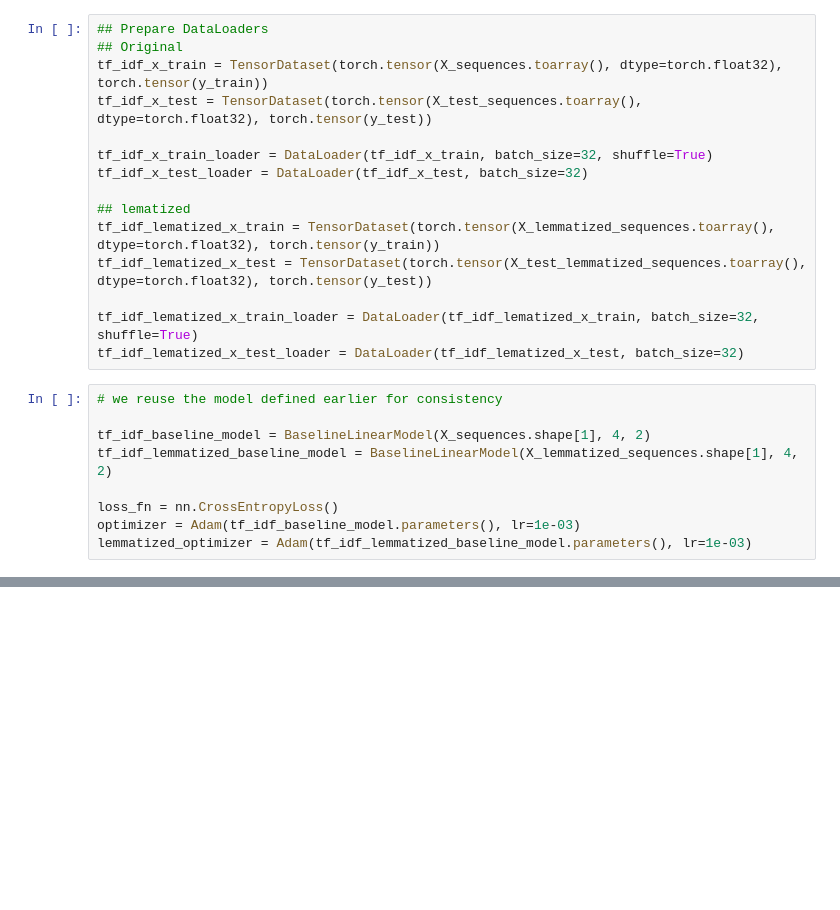
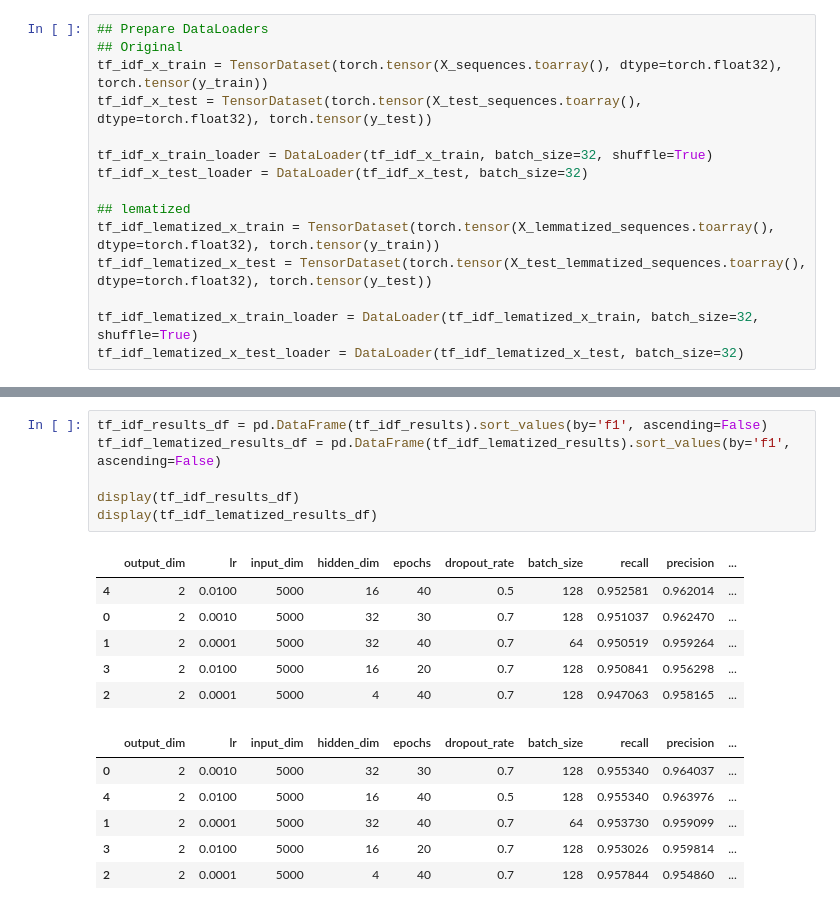
Before and after one commit to JovanHengGhimHong/Spam-Email-Detector, a Jupyter notebook: index.ipynb, the cells around one changed output, grey strips where cells are left out. Drawn from its saved outputs; the diff is of its cells as text; blank space fills up the shorter version.

```diff
--- a/index.ipynb
+++ b/index.ipynb
@@ -236,12 +361,3 @@ tf_idf_lematized_x_test = TensorDataset(torch.tensor(X_test_lemmatized_sequences
 
 tf_idf_lematized_x_train_loader = DataLoader(tf_idf_lematized_x_train, batch_size=32, shuffle=True)
 tf_idf_lematized_x_test_loader = DataLoader(tf_idf_lematized_x_test, batch_size=32)
-# %%
-# we reuse the model defined earlier for consistency
-
-tf_idf_baseline_model = BaselineLinearModel(X_sequences.shape[1], 4, 2)
-tf_idf_lemmatized_baseline_model = BaselineLinearModel(X_lemmatized_sequences.shape[1], 4, 2)
-
-loss_fn = nn.CrossEntropyLoss()
-optimizer = Adam(tf_idf_baseline_model.parameters(), lr=1e-03)
-lemmatized_optimizer = Adam(tf_idf_lemmatized_baseline_model.parameters(), lr=1e-03)
@@ -248,3 +444,22 @@ lemmatized_optimizer = Adam(tf_idf_lemmatized_baseline_model.parameters(), lr=1e
+# %%
+tf_idf_results_df = pd.DataFrame(tf_idf_results).sort_values(by='f1', ascending=False)
+tf_idf_lematized_results_df = pd.DataFrame(tf_idf_lematized_results).sort_values(by='f1', ascending=False)
+
+display(tf_idf_results_df)
+display(tf_idf_lematized_results_df)
+# %% [output]
+|  | output_dim | lr | input_dim | hidden_dim | epochs | dropout_rate | batch_size | recall | precision | ... |
+| 4 | 2 | 0.0100 | 5000 | 16 | 40 | 0.5 | 128 | 0.952581 | 0.962014 | ... |
+| 0 | 2 | 0.0010 | 5000 | 32 | 30 | 0.7 | 128 | 0.951037 | 0.962470 | ... |
+| 1 | 2 | 0.0001 | 5000 | 32 | 40 | 0.7 | 64 | 0.950519 | 0.959264 | ... |
+| 3 | 2 | 0.0100 | 5000 | 16 | 20 | 0.7 | 128 | 0.950841 | 0.956298 | ... |
+| 2 | 2 | 0.0001 | 5000 | 4 | 40 | 0.7 | 128 | 0.947063 | 0.958165 | ... |
+|  | output_dim | lr | input_dim | hidden_dim | epochs | dropout_rate | batch_size | recall | precision | ... |
+| 0 | 2 | 0.0010 | 5000 | 32 | 30 | 0.7 | 128 | 0.955340 | 0.964037 | ... |
+| 4 | 2 | 0.0100 | 5000 | 16 | 40 | 0.5 | 128 | 0.955340 | 0.963976 | ... |
+| 1 | 2 | 0.0001 | 5000 | 32 | 40 | 0.7 | 64 | 0.953730 | 0.959099 | ... |
+| 3 | 2 | 0.0100 | 5000 | 16 | 20 | 0.7 | 128 | 0.953026 | 0.959814 | ... |
+| 2 | 2 | 0.0001 | 5000 | 4 | 40 | 0.7 | 128 | 0.957844 | 0.954860 | ... |
 # %%
 print('Training Baseline TF-IDF Model')
 with timer('Baseline TF-IDF Model Training Time'):
```
Also changed, not shown: parts of 27 cells of this notebook, 1 other file.
